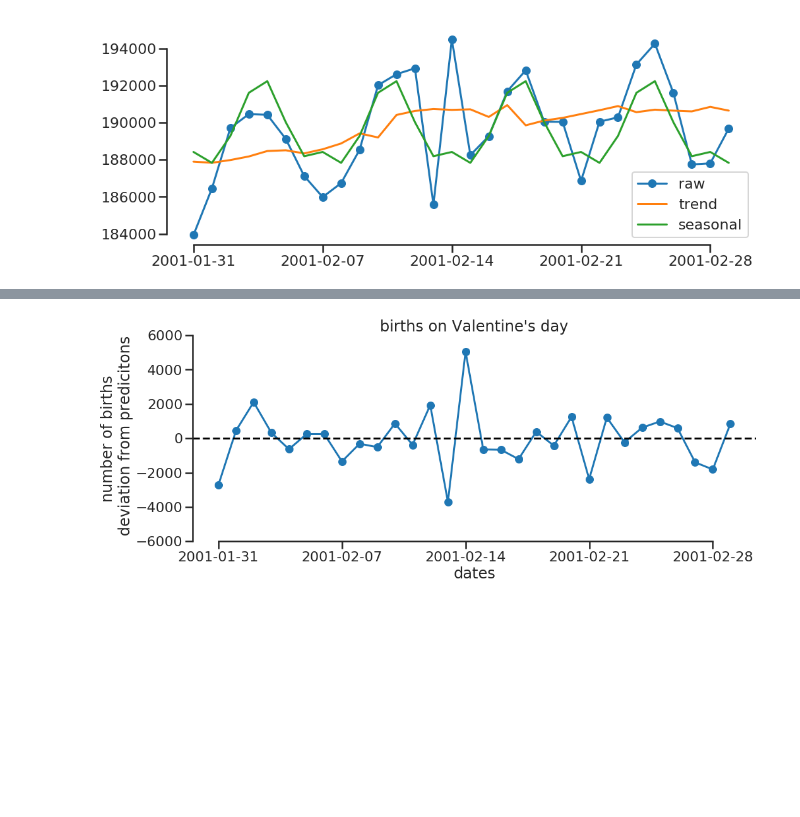
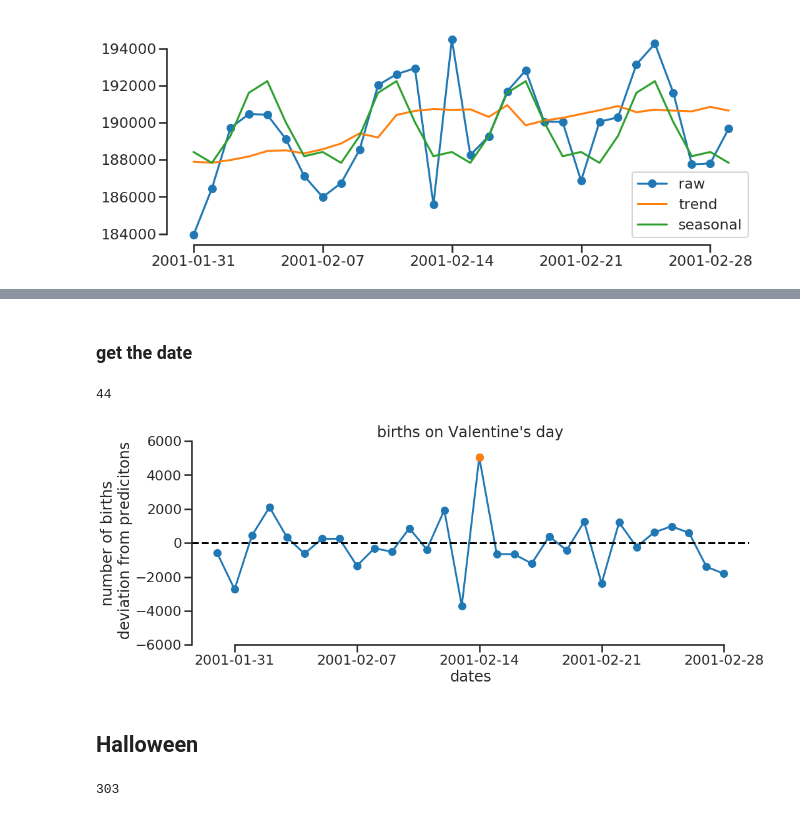
Before and after one commit to mwegrzyn/abbildungenWS1819, a Jupyter notebook: notebooks/birthDates_project.ipynb, the cells around one changed output, grey strips where cells are left out. Drawn from its saved outputs; the diff is of its cells as text; code cells hidden in the pictures; blank space fills up the shorter version.

Commit message:
finalized birth date project

```diff
--- a/notebooks/birthDates_project.ipynb
+++ b/notebooks/birthDates_project.ipynb
@@ -183,0 +203,3 @@ plt.show()
+# %%
+resid_df = result_decompose.resid
+resid_df.tail()
@@ -184,19 +213,35 @@ plt.show()
+# %% [markdown]
+### get the date
+# %%
+is_valentine = (resid_df.index == '2001-02-14')
+valentines_day = np.where(is_valentine)[0][0]
+# %%
+valentines_day
+# %% [output]
+44
 # %%
 plt.figure(figsize=(16, 6))
 
-plt.plot(
-    result_decompose.resid.iloc[30:60],
-    '-o'
-    )
+plt.plot(resid_df.iloc[valentines_day - 15:valentines_day + 15], '-o')
 
-plt.ylim(-6000,6000)
-plt.axhline(0,linestyle='--',color='black')
+plt.plot(resid_df.iloc[[valentines_day]], 'o')
+
+plt.ylim(-6000, 6000)
+plt.axhline(0, linestyle='--', color='black')
 
 plt.xlabel('dates')
 plt.ylabel('number of births\n deviation from predicitons')
 plt.title("births on Valentine's day")
 
 sns.despine(trim=True)
 plt.show()
 # %% [output]
-[figure, old version]
+[figure, new version]
+# %% [markdown]
+## Halloween
+# %%
+is_halloween = (resid_df.index == '2001-10-31')
+halloween_day = np.where(is_halloween)[0][0]
+halloween_day
+# %% [output]
+303
```
Also changed, not shown: parts of 29 cells of this notebook.
